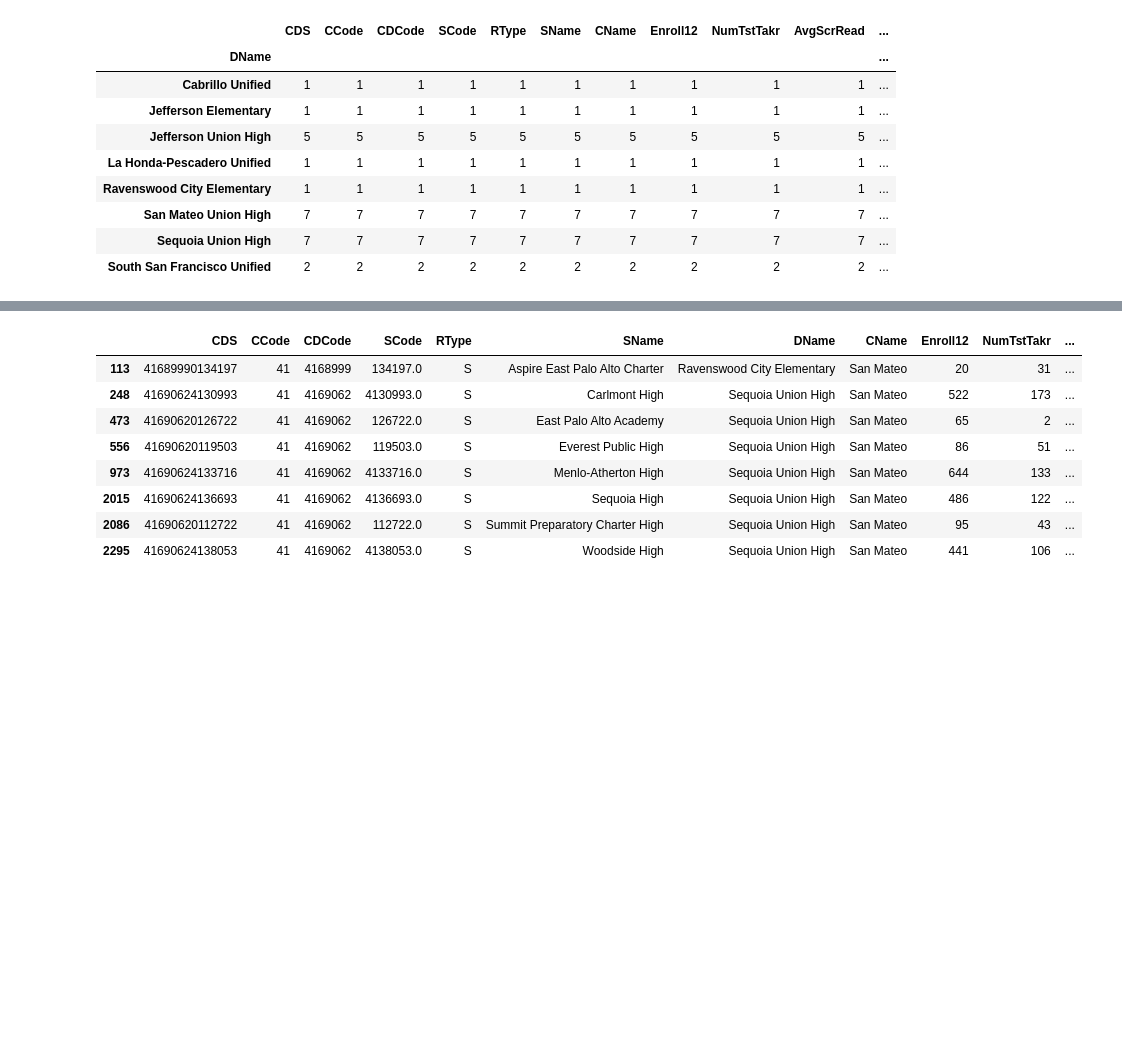
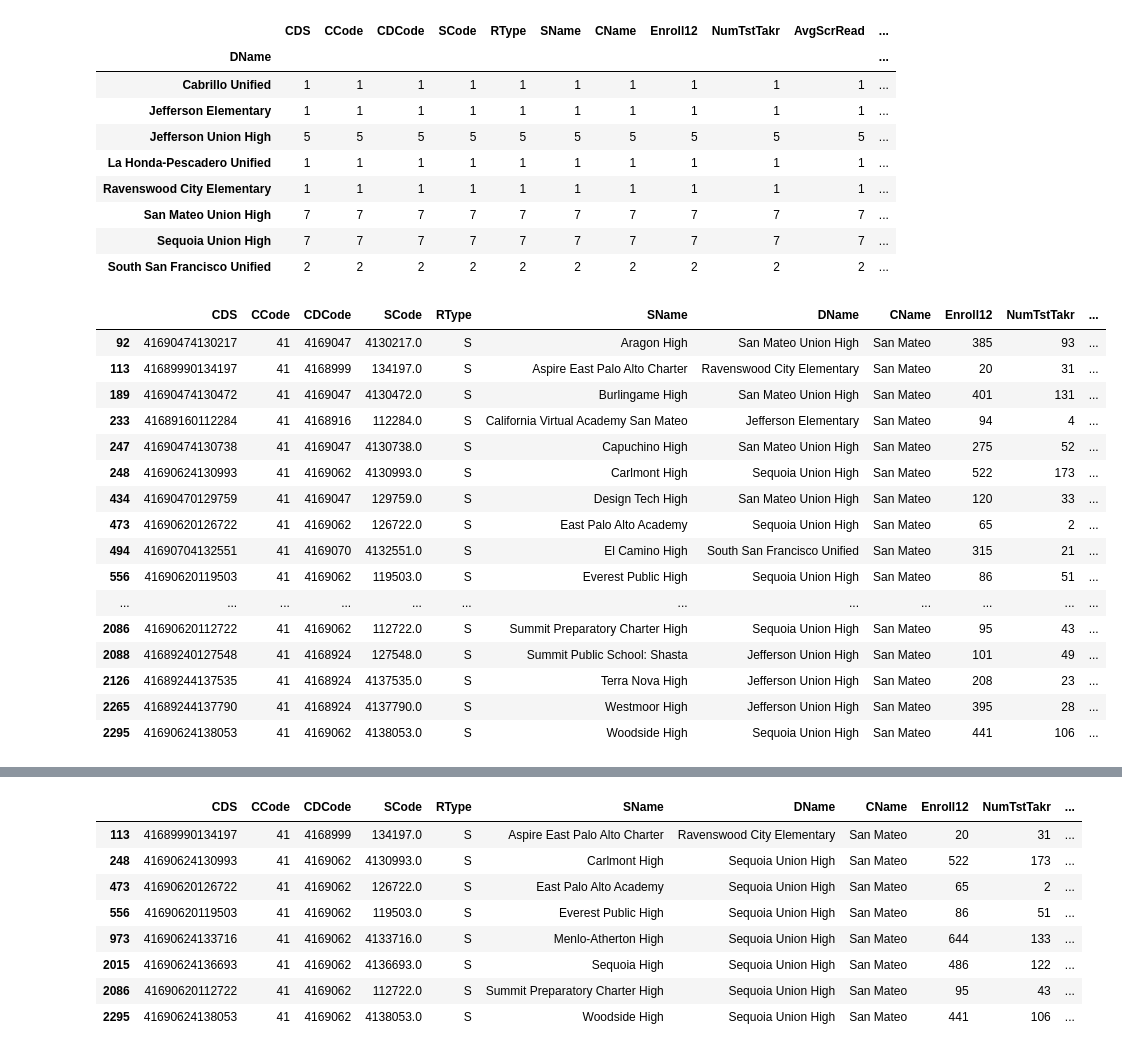
Before and after one commit to griffinbran/Equitable-Education-Affects-on-College-Entrance-Exam-Performance, a Jupyter notebook: Code/Notebook-01-Data-Import-and-Cleaning.ipynb, the cells around one changed output, grey strips where cells are left out. Saved outputs shown, nothing was run; the diff lists cells and outputs as text; code cells hidden in the pictures; blank space fills up the shorter version.

```diff
--- a/Code/Notebook-01-Data-Import-and-Cleaning.ipynb
+++ b/Code/Notebook-01-Data-Import-and-Cleaning.ipynb
@@ -97,3 +96,23 @@ school[school['CName']=='San Mateo'].groupby('DName').count()
 | San Mateo Union High | 7 | 7 | 7 | 7 | 7 | 7 | 7 | 7 | 7 | 7 | ... |
 | Sequoia Union High | 7 | 7 | 7 | 7 | 7 | 7 | 7 | 7 | 7 | 7 | ... |
 | South San Francisco Unified | 2 | 2 | 2 | 2 | 2 | 2 | 2 | 2 | 2 | 2 | ... |
+# %%
+school[school['CName']=='San Mateo']
+# %% [output]
+|  | CDS | CCode | CDCode | SCode | RType | SName | DName | CName | Enroll12 | NumTstTakr | ... |
+| 92 | 41690474130217 | 41 | 4169047 | 4130217.0 | S | Aragon High | San Mateo Union High | San Mateo | 385 | 93 | ... |
+| 113 | 41689990134197 | 41 | 4168999 | 134197.0 | S | Aspire East Palo Alto Charter | Ravenswood City Elementary | San Mateo | 20 | 31 | ... |
+| 189 | 41690474130472 | 41 | 4169047 | 4130472.0 | S | Burlingame High | San Mateo Union High | San Mateo | 401 | 131 | ... |
+| 233 | 41689160112284 | 41 | 4168916 | 112284.0 | S | California Virtual Academy San Mateo | Jefferson Elementary | San Mateo | 94 | 4 | ... |
+| 247 | 41690474130738 | 41 | 4169047 | 4130738.0 | S | Capuchino High | San Mateo Union High | San Mateo | 275 | 52 | ... |
+| 248 | 41690624130993 | 41 | 4169062 | 4130993.0 | S | Carlmont High | Sequoia Union High | San Mateo | 522 | 173 | ... |
+| 434 | 41690470129759 | 41 | 4169047 | 129759.0 | S | Design Tech High | San Mateo Union High | San Mateo | 120 | 33 | ... |
+| 473 | 41690620126722 | 41 | 4169062 | 126722.0 | S | East Palo Alto Academy | Sequoia Union High | San Mateo | 65 | 2 | ... |
+| 494 | 41690704132551 | 41 | 4169070 | 4132551.0 | S | El Camino High | South San Francisco Unified | San Mateo | 315 | 21 | ... |
+| 556 | 41690620119503 | 41 | 4169062 | 119503.0 | S | Everest Public High | Sequoia Union High | San Mateo | 86 | 51 | ... |
+| ... | ... | ... | ... | ... | ... | ... | ... | ... | ... | ... | ... |
+| 2086 | 41690620112722 | 41 | 4169062 | 112722.0 | S | Summit Preparatory Charter High | Sequoia Union High | San Mateo | 95 | 43 | ... |
+| 2088 | 41689240127548 | 41 | 4168924 | 127548.0 | S | Summit Public School: Shasta | Jefferson Union High | San Mateo | 101 | 49 | ... |
+| 2126 | 41689244137535 | 41 | 4168924 | 4137535.0 | S | Terra Nova High | Jefferson Union High | San Mateo | 208 | 23 | ... |
+| 2265 | 41689244137790 | 41 | 4168924 | 4137790.0 | S | Westmoor High | Jefferson Union High | San Mateo | 395 | 28 | ... |
+| 2295 | 41690624138053 | 41 | 4169062 | 4138053.0 | S | Woodside High | Sequoia Union High | San Mateo | 441 | 106 | ... |
```
Also changed, not shown: parts of 5 cells of this notebook, 1 other file.
